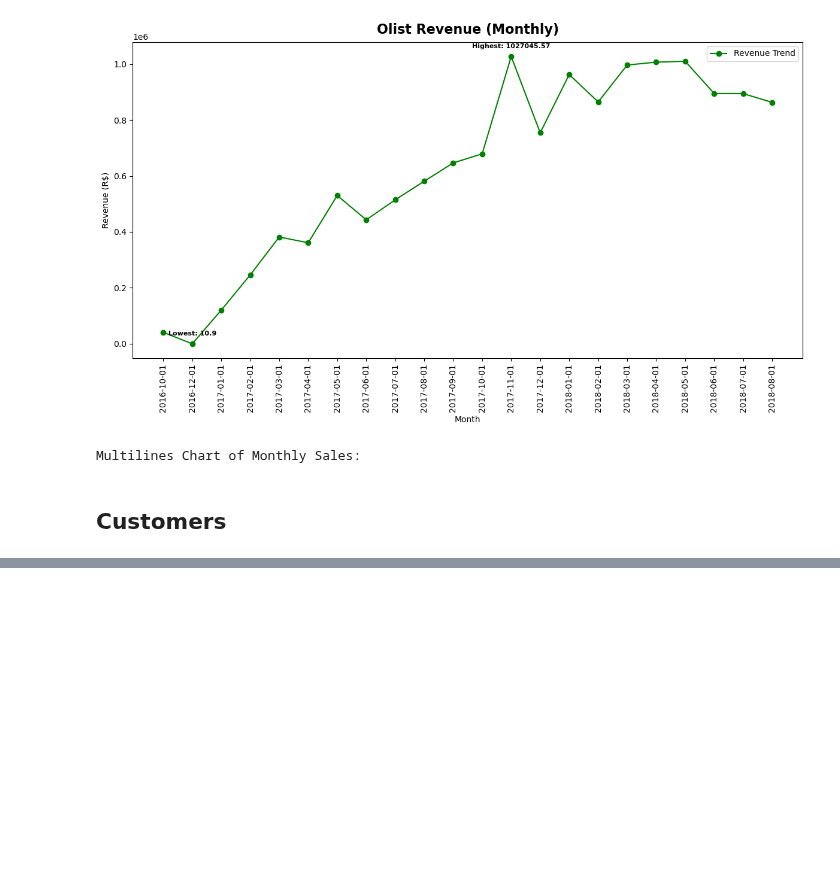
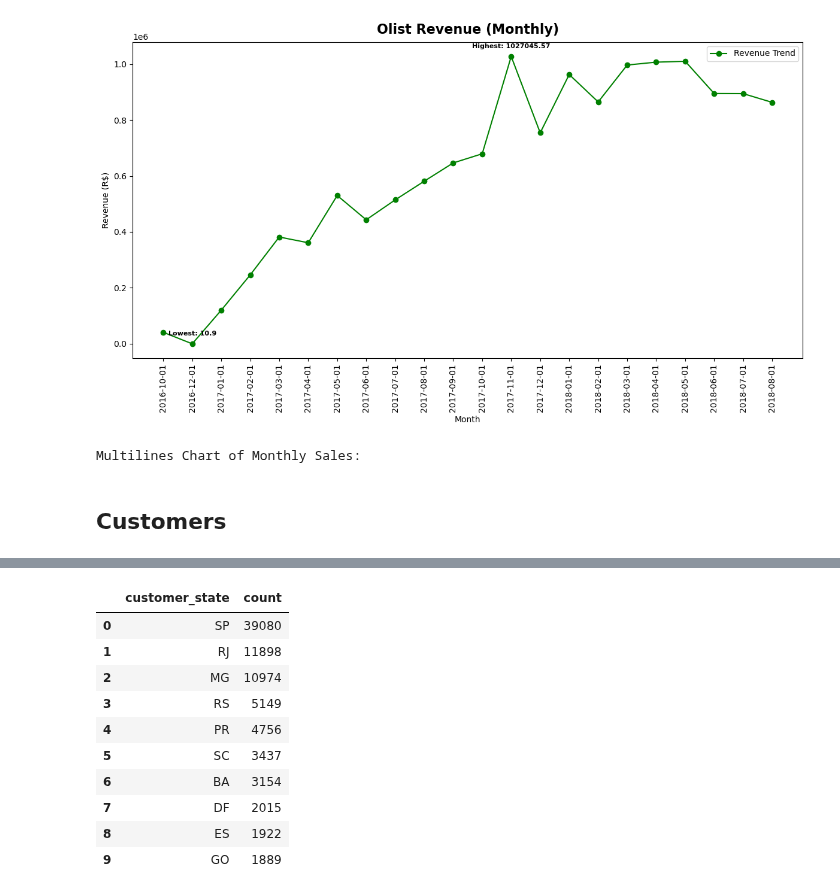
Before and after one commit to RioPramana21/Final-Project-Olist, a Jupyter notebook: preparation_notebooks/FinPro Olist Anlaysis.ipynb, the cells around one changed output, grey strips where cells are left out. Drawn from its saved outputs; the diff is of its cells as text; code cells hidden in the pictures; blank space fills up the shorter version.

```diff
--- a/preparation_notebooks/FinPro Olist Anlaysis.ipynb
+++ b/preparation_notebooks/FinPro Olist Anlaysis.ipynb
@@ -844,3 +851,18 @@ df_customers_state = master_olist_dataset[['customer_unique_id', 'customer_state
+# %%
+top_state = df_customers_state['customer_state'].value_counts().nlargest(10).reset_index()
+top_state
+# %% [output]
+|  | customer_state | count |
+| 0 | SP | 39080 |
+| 1 | RJ | 11898 |
+| 2 | MG | 10974 |
+| 3 | RS | 5149 |
+| 4 | PR | 4756 |
+| 5 | SC | 3437 |
+| 6 | BA | 3154 |
+| 7 | DF | 2015 |
+| 8 | ES | 1922 |
+| 9 | GO | 1889 |
 # %%
 # Customer state distribution:
 fig = px.histogram(
```
Also changed, not shown: parts of 3 cells of this notebook.
